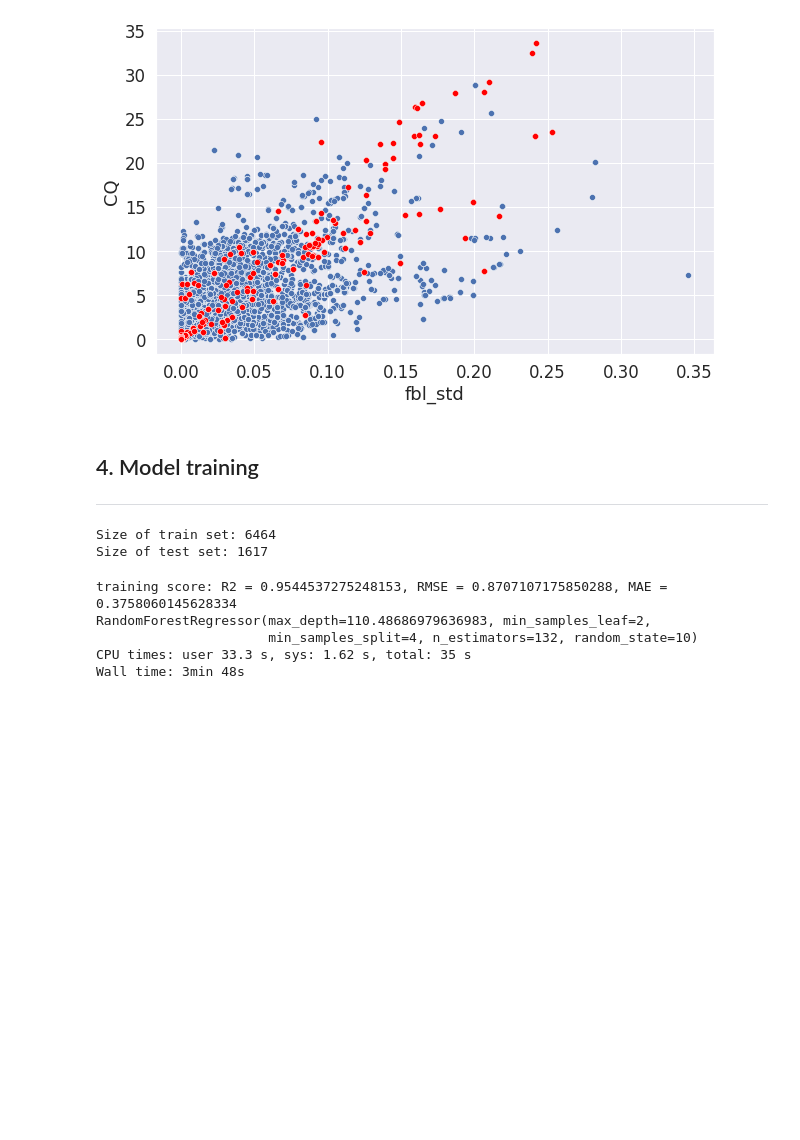
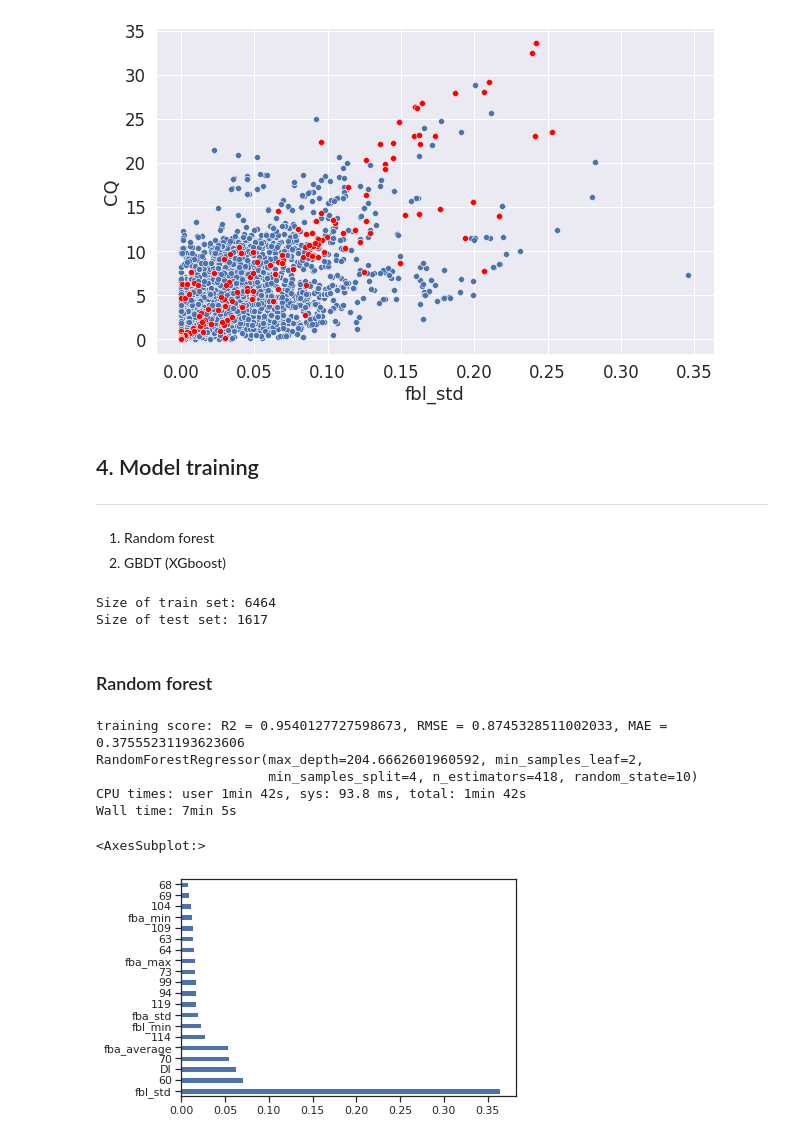
Before and after one commit to wushanyun64/27Al_CQ_prediction, a Jupyter notebook: Example_model_training.ipynb, the cells around one changed output. Drawn from its saved outputs; the diff is of its cells as text; code cells hidden in the pictures; blank space fills up the shorter version.

Commit message:
Add XGboost

```diff
--- a/Example_model_training.ipynb
+++ b/Example_model_training.ipynb
@@ -226,6 +233,8 @@ plt.show()
 # %% [markdown]
 ## 4. Model training
 ------------------------------------------------
+1. Random forest
+2. GBDT (XGboost)
 # %%
 # split y and x
 y = nmr_struc_data[["CQ","max_ce"]]
@@ -242,6 +251,8 @@ print(f"Size of train set: {len(X_train)}\nSize of test set: {len(X_test)}")
 # %% [output]
 Size of train set: 6464
 Size of test set: 1617
+# %% [markdown]
+### Random forest
 # %%
 %%time
 # Grid Search for Algorithm Tuning
@@ -258,7 +269,7 @@ param = {"n_estimators": randint(low=100, high=500),
          "max_features": ['auto', 'sqrt','log2']
          }
 
-grid = RandomizedSearchCV(
+grid_rf = RandomizedSearchCV(
     estimator=model,
     param_distributions=param,
     n_iter=10,
@@ -267,24 +278,31 @@ grid = RandomizedSearchCV(
     cv=5,
     n_jobs=8,
 )
-grid.fit(X_train.drop(["max_ce"],axis=1), y_train['CQ'])
+grid_rf.fit(X_train.drop(["max_ce"],axis=1), y_train['CQ'])
 
 # summarize the results of the grid search
-train_r2 = np.sort(grid.cv_results_["mean_test_r2"])[-1]
+train_r2 = np.sort(grid_rf.cv_results_["mean_test_r2"])[-1]
 train_RMSE = math.sqrt(
-    -np.sort(grid.cv_results_["mean_test_neg_mean_squared_error"])[-1]
+    -np.sort(grid_rf.cv_results_["mean_test_neg_mean_squared_error"])[-1]
 )
-train_MAE = -np.sort(grid.cv_results_["mean_test_neg_mean_absolute_error"])[-1]
+train_MAE = -np.sort(grid_rf.cv_results_["mean_test_neg_mean_absolute_error"])[-1]
 
 print(
     "training score: R2 = {}, RMSE = {}, MAE = {}".format(
         train_r2, train_RMSE, train_MAE
     )
 )
-print(grid.best_estimator_)
+print(grid_rf.best_estimator_)
 # %% [output]
-training score: R2 = 0.9544537275248153, RMSE = 0.8707107175850288, MAE = 0.3758060145628334
-RandomForestRegressor(max_depth=110.48686979636983, min_samples_leaf=2,
-                      min_samples_split=4, n_estimators=132, random_state=10)
-CPU times: user 33.3 s, sys: 1.62 s, total: 35 s
-Wall time: 3min 48s
+training score: R2 = 0.9540127727598673, RMSE = 0.8745328511002033, MAE = 0.37555231193623606
+RandomForestRegressor(max_depth=204.6662601960592, min_samples_leaf=2,
+                      min_samples_split=4, n_estimators=418, random_state=10)
+CPU times: user 1min 42s, sys: 93.8 ms, total: 1min 42s
+Wall time: 7min 5s
+# %%
+#plot feature importance
+feat_importances = pd.Series(grid_rf.best_estimator_.feature_importances_, index=X_train.drop(["max_ce"],axis=1).columns)
+feat_importances.nlargest(20).plot(kind='barh')
+# %% [output]
+<AxesSubplot:>
+[figure, added]
```
Also changed, not shown: parts of 8 cells of this notebook, 1 other file.
